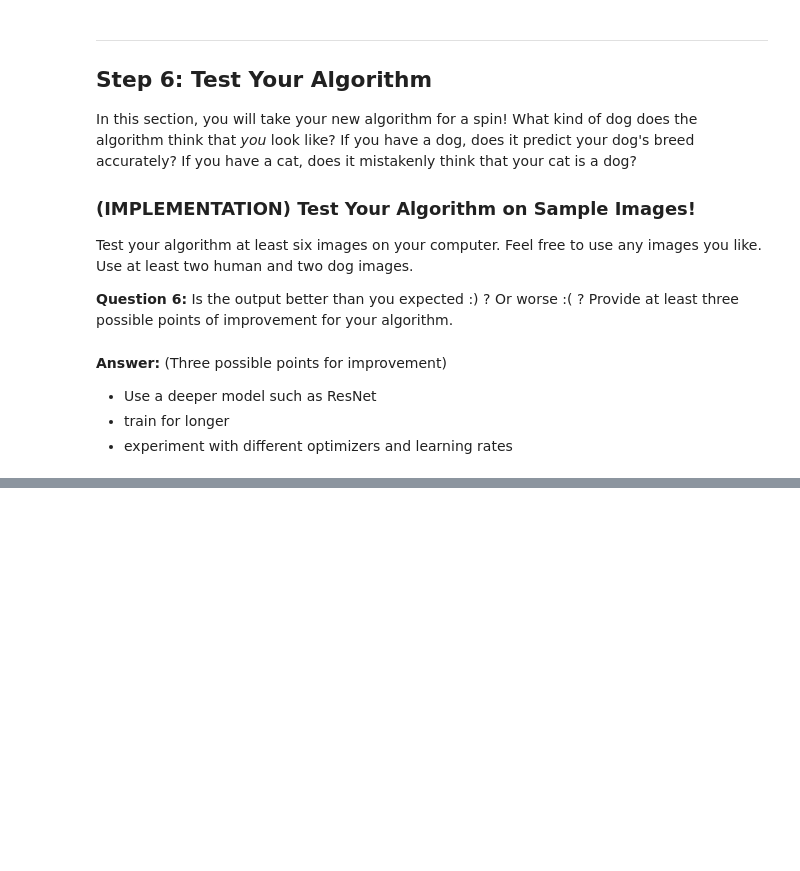
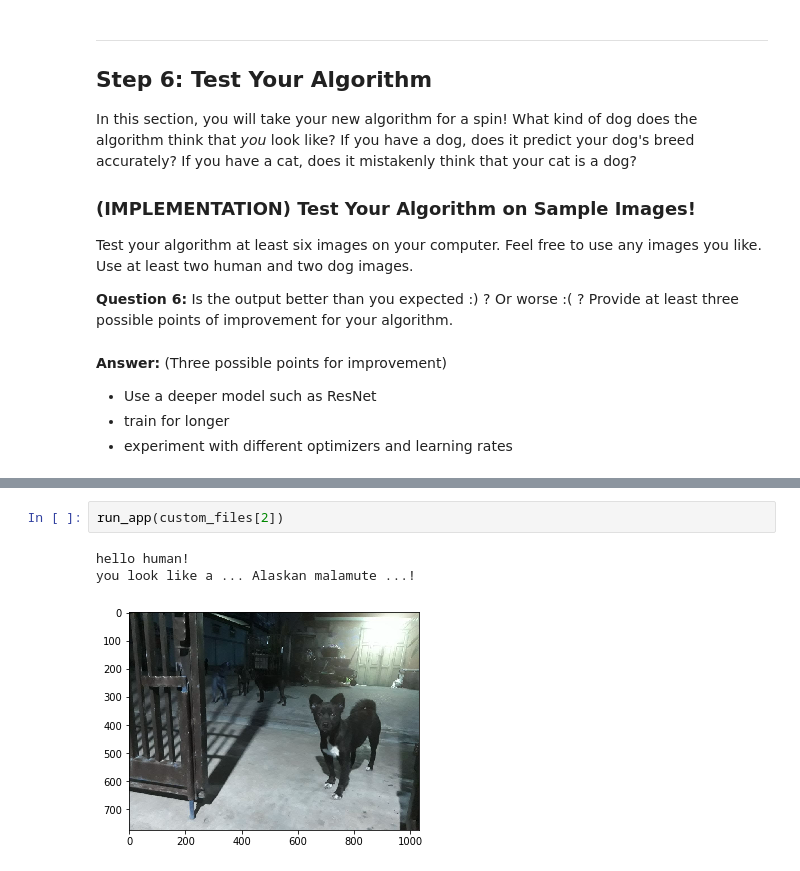
Before and after one commit to Marius1311/dog_classification, a Jupyter notebook: dog_app.ipynb, the cells around one changed output, grey strips where cells are left out. Drawn from its saved outputs; the diff is of its cells as text; blank space fills up the shorter version.

```diff
--- a/dog_app.ipynb
+++ b/dog_app.ipynb
@@ -897,0 +947,6 @@ I think your breed is ...Irish terrier ...!
+# %%
+run_app(custom_files[2])
+# %% [output]
+hello human!
+you look like a ... Alaskan malamute ...!
+[figure, added]
```
Also changed, not shown: parts of 39 cells of this notebook.
